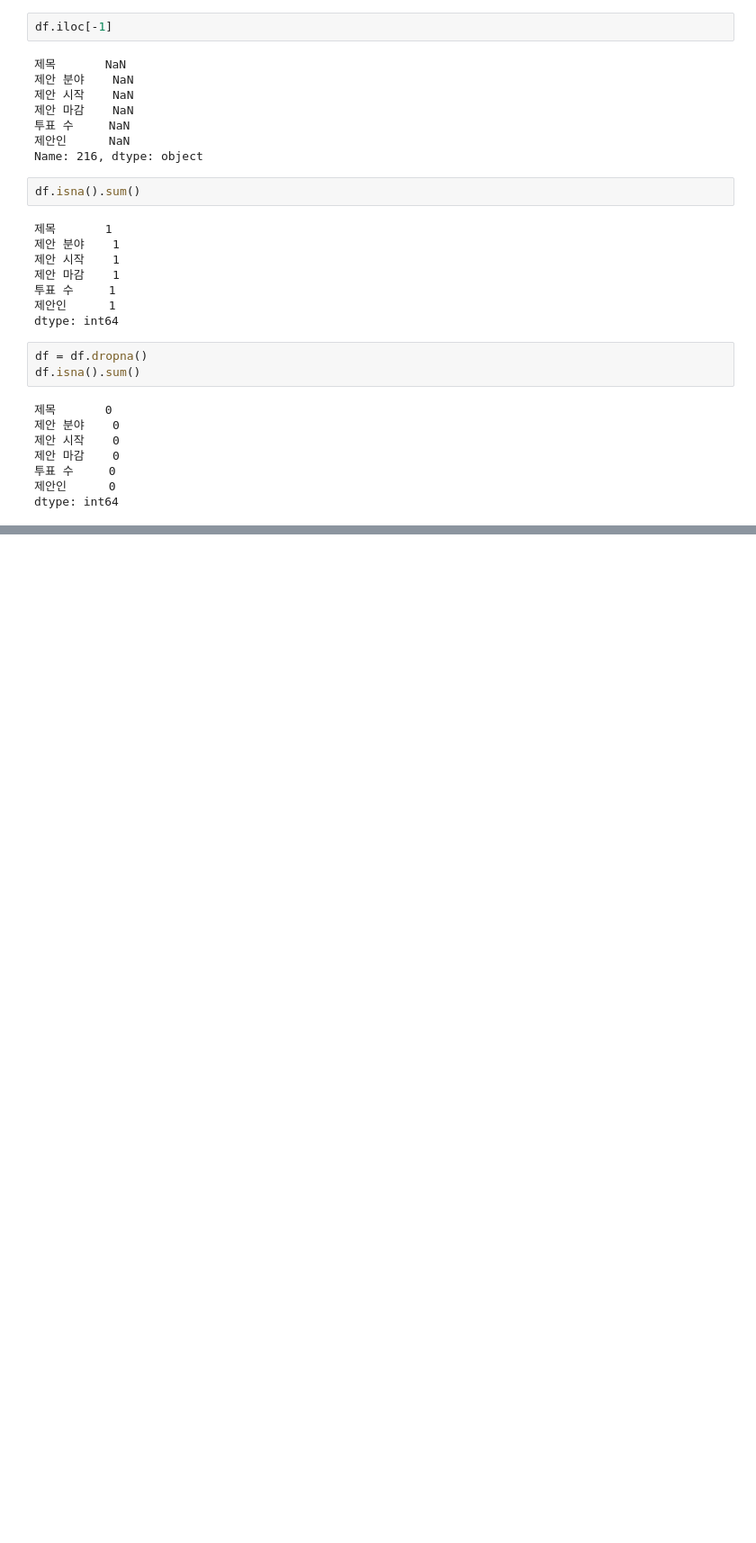
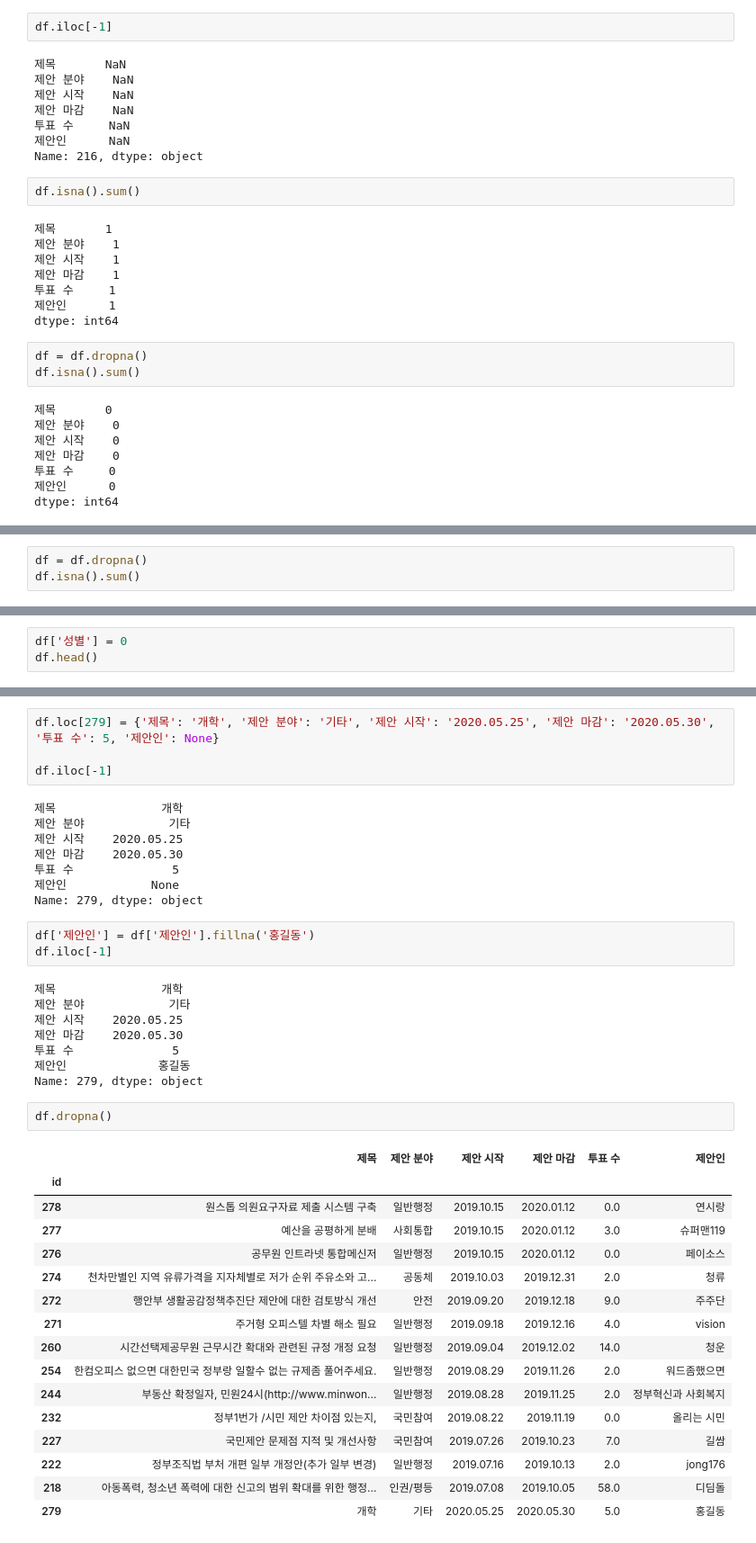
Before and after one commit to startergate-learns-stuff/Learn-DataScience, a Jupyter notebook: source_code/0522_ex2_3220최호승.ipynb, the cells around one changed output, grey strips where cells are left out. Shown at 90% size. Cells and saved outputs as stored; diff of their text form; blank space fills up the shorter version.

```diff
--- a/source_code/0522_ex2_3220최호승.ipynb
+++ b/source_code/0522_ex2_3220최호승.ipynb
@@ -132,0 +164,3 @@ dtype: int64
+# %%
+df = df.dropna()
+df.isna().sum()
@@ -132,0 +175,3 @@ dtype: int64
+# %%
+df['성별'] = 0
+df.head()
@@ -132,0 +197,42 @@ dtype: int64
+# %%
+df.loc[279] = {'제목': '개학', '제안 분야': '기타', '제안 시작': '2020.05.25', '제안 마감': '2020.05.30', '투표 수': 5, '제안인': None}
+
+df.iloc[-1]
+# %% [output]
+제목               개학
+제안 분야            기타
+제안 시작    2020.05.25
+제안 마감    2020.05.30
+투표 수              5
+제안인            None
+Name: 279, dtype: object
+# %%
+df['제안인'] = df['제안인'].fillna('홍길동')
+df.iloc[-1]
+# %% [output]
+제목               개학
+제안 분야            기타
+제안 시작    2020.05.25
+제안 마감    2020.05.30
+투표 수              5
+제안인             홍길동
+Name: 279, dtype: object
+# %%
+df.dropna()
+# %% [output]
+|  | 제목 | 제안 분야 | 제안 시작 | 제안 마감 | 투표 수 | 제안인 |
+| id |  |  |  |  |  |  |
+| 278 | 원스톱 의원요구자료 제출 시스템 구축 | 일반행정 | 2019.10.15 | 2020.01.12 | 0.0 | 연시랑 |
+| 277 | 예산을 공평하게 분배 | 사회통합 | 2019.10.15 | 2020.01.12 | 3.0 | 슈퍼맨119 |
+| 276 | 공무원 인트라넷 통합메신저 | 일반행정 | 2019.10.15 | 2020.01.12 | 0.0 | 페이소스 |
+| 274 | 천차만별인 지역 유류가격을 지자체별로 저가 순위 주유소와 고... | 공동체 | 2019.10.03 | 2019.12.31 | 2.0 | 청류 |
+| 272 | 행안부 생활공감정책추진단 제안에 대한 검토방식 개선 | 안전 | 2019.09.20 | 2019.12.18 | 9.0 | 주주단 |
+| 271 | 주거형 오피스텔 차별 해소 필요 | 일반행정 | 2019.09.18 | 2019.12.16 | 4.0 | vision |
+| 260 | 시간선택제공무원 근무시간 확대와 관련된 규정 개정 요청 | 일반행정 | 2019.09.04 | 2019.12.02 | 14.0 | 청운 |
+| 254 | 한컴오피스 없으면 대한민국 정부랑 일할수 없는 규제좀 풀어주세요. | 일반행정 | 2019.08.29 | 2019.11.26 | 2.0 | 워드좀했으면 |
+| 244 | 부동산 확정일자, 민원24시(http://www.minwon... | 일반행정 | 2019.08.28 | 2019.11.25 | 2.0 | 정부혁신과 사회복지 |
+| 232 | 정부1번가 /시민 제안 차이점 있는지, | 국민참여 | 2019.08.22 | 2019.11.19 | 0.0 | 올리는 시민 |
+| 227 | 국민제안 문제점 지적 및 개선사항 | 국민참여 | 2019.07.26 | 2019.10.23 | 7.0 | 길쌈 |
+| 222 | 정부조직법 부처 개편 일부 개정안(추가 일부 변경) | 일반행정 | 2019.07.16 | 2019.10.13 | 2.0 | jong176 |
+| 218 | 아동폭력, 청소년 폭력에 대한 신고의 범위 확대를 위한 행정... | 인권/평등 | 2019.07.08 | 2019.10.05 | 58.0 | 디딤돌 |
+| 279 | 개학 | 기타 | 2020.05.25 | 2020.05.30 | 5.0 | 홍길동 |
```
Also changed, not shown: parts of 11 cells of this notebook, 1 other file.
